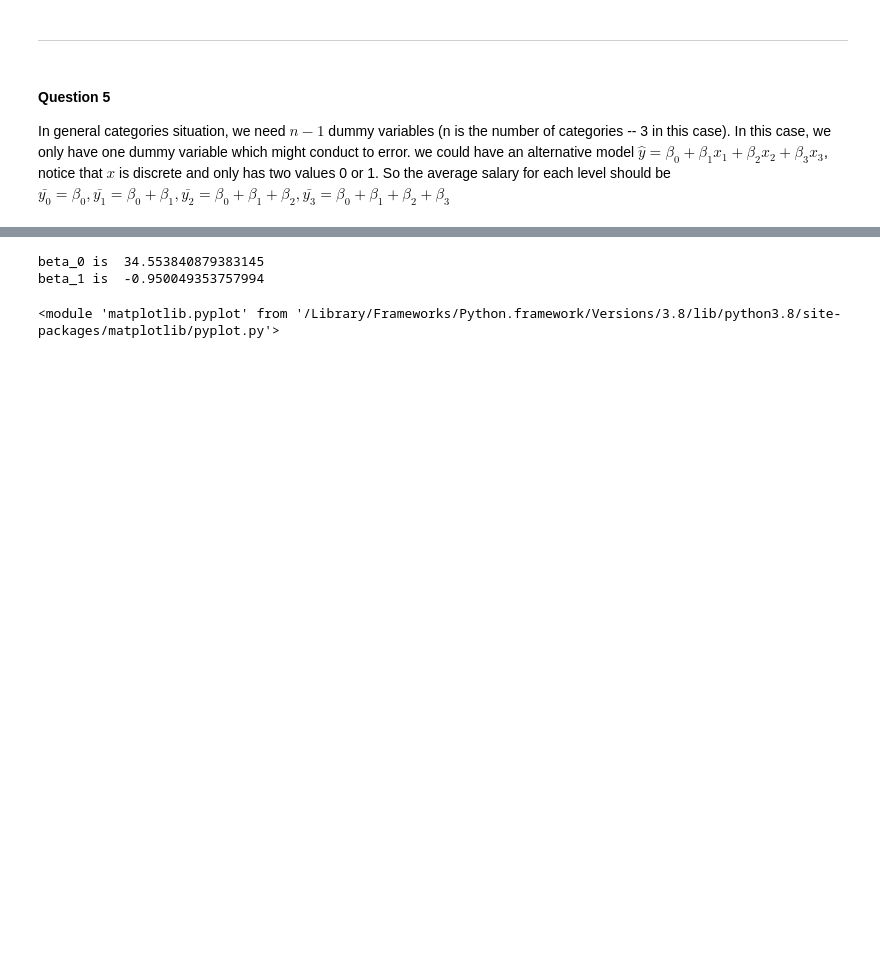
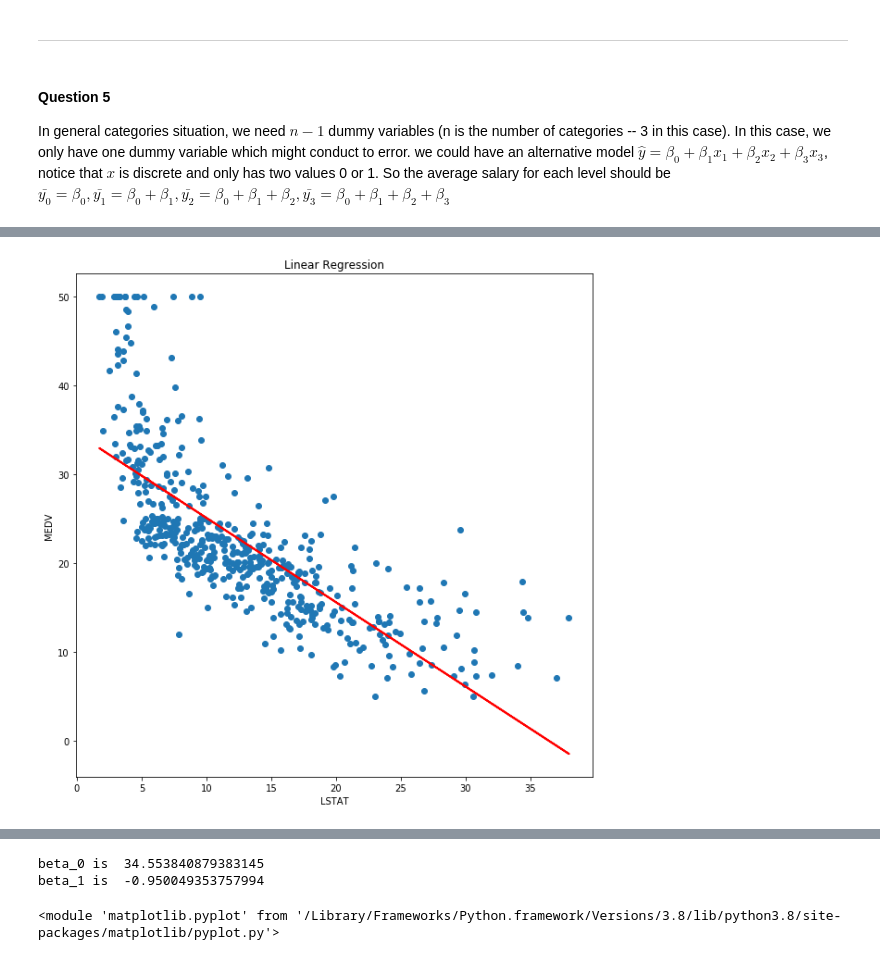
Before and after one commit to Sherwen2333/CSE353, a Jupyter notebook: cse353hw1.ipynb, the cells around one changed output, grey strips where cells are left out. Saved outputs shown, nothing was run; the diff lists cells and outputs as text; code cells hidden in the pictures; blank space fills up the shorter version.

```diff
--- a/cse353hw1.ipynb
+++ b/cse353hw1.ipynb
@@ -117,0 +124,3 @@ we could have an alternative model $\hat{y}=\beta_0+\beta_1x_1+\beta_2x_2+\beta_
+# %%
+file_name = 'BostonHousingData.xlsx'
+df = pd.read_excel(file_name)
@@ -117,0 +197,5 @@ we could have an alternative model $\hat{y}=\beta_0+\beta_1x_1+\beta_2x_2+\beta_
+# %%
+# fit LSTAT with MEDV
+model = smf.ols('MEDV ~ LSTAT', data=df)
+model = model.fit()
+model.summary()
@@ -117,0 +222,13 @@ we could have an alternative model $\hat{y}=\beta_0+\beta_1x_1+\beta_2x_2+\beta_
+# %%
+# Predict values
+pred = model.predict()
+# Plot regression against actual data
+plt.figure(figsize=(10,10))
+plt.plot(df['LSTAT'], df['MEDV'], 'o')           # scatter plot showing actual data
+plt.plot(df['LSTAT'], pred, 'r', linewidth=2)   # regression line
+plt.xlabel('LSTAT')
+plt.ylabel('MEDV')
+plt.title('Linear Regression')
+plt.show()
+# %% [output]
+[figure, added]
```
Also changed, not shown: parts of 17 cells of this notebook.
